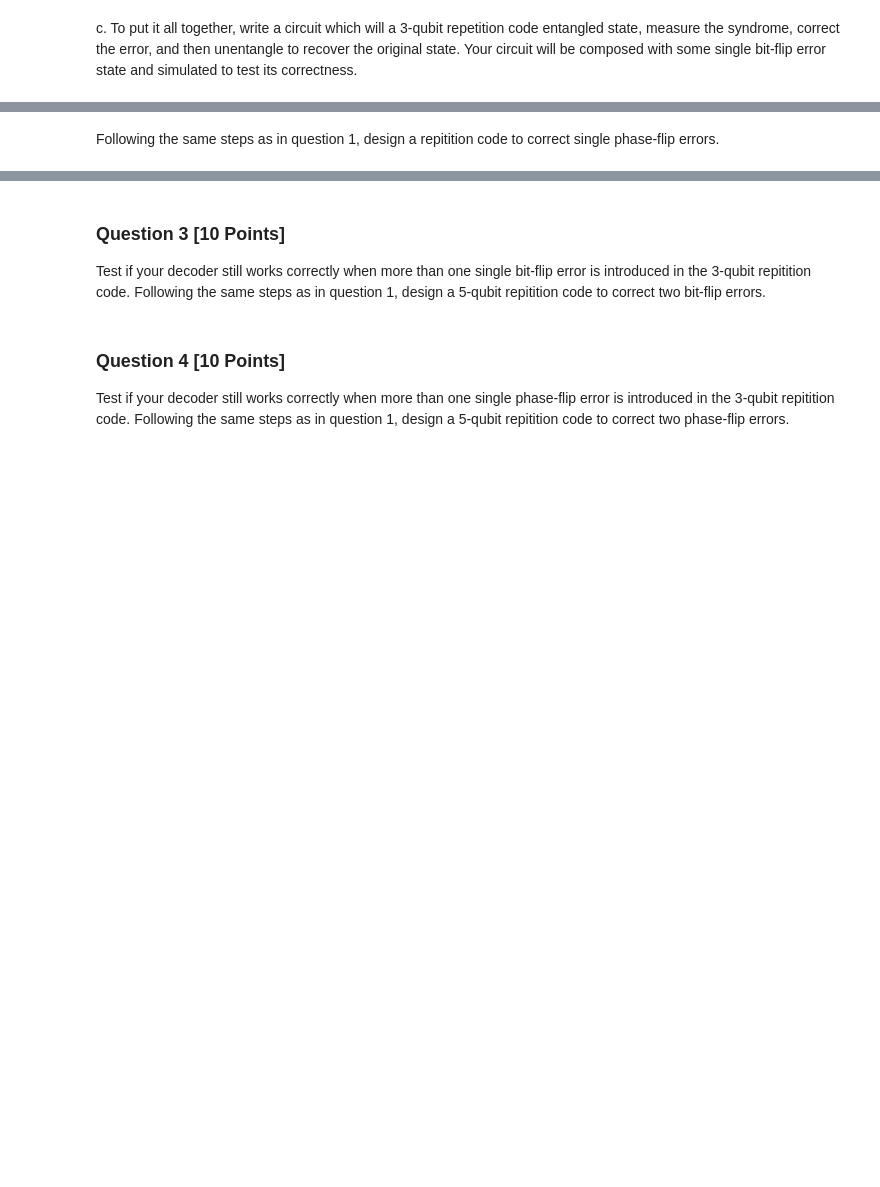
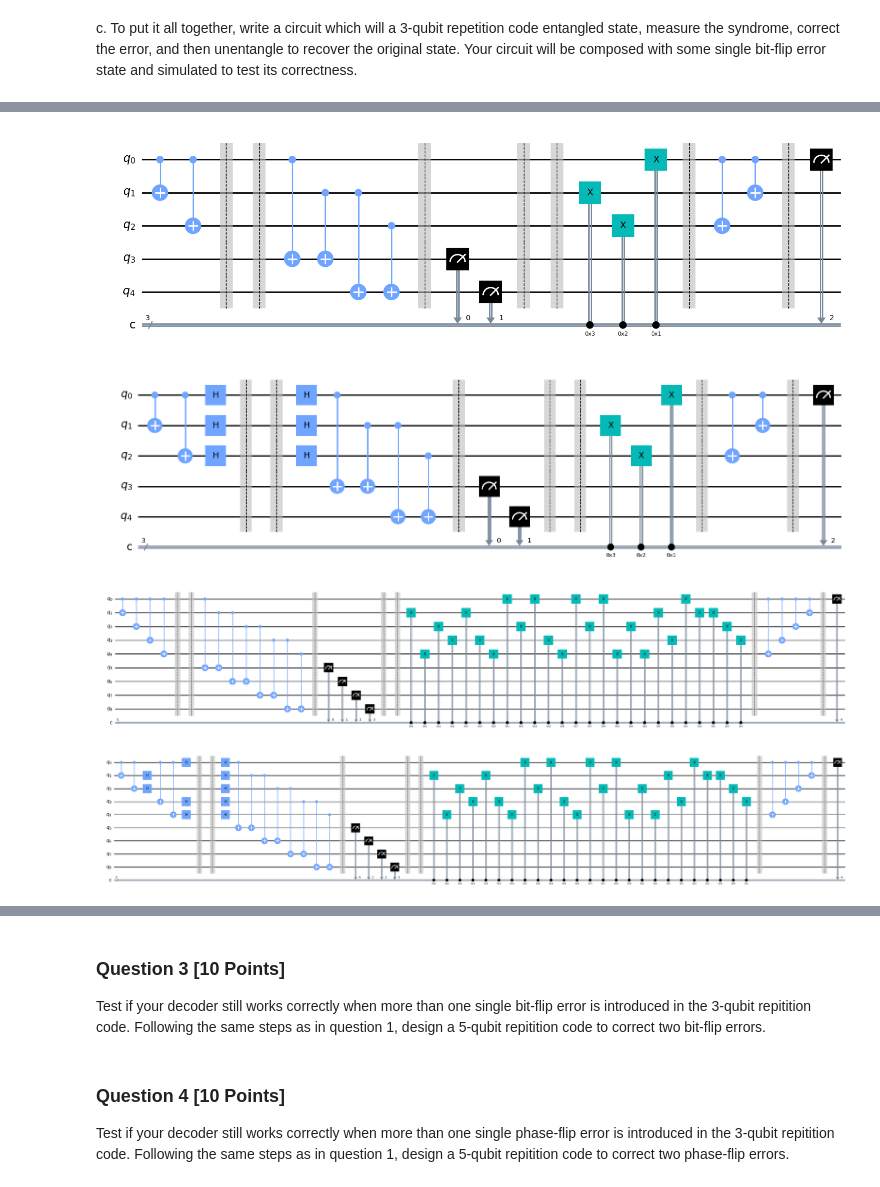
Before and after one commit to 5ayam5/ECE-382V, a Jupyter notebook: Notebooks/Lab2/Lab2.ipynb, the cells around one changed output, grey strips where cells are left out. Drawn from its saved outputs; the diff is of its cells as text; code cells hidden in the pictures; blank space fills up the shorter version.

```diff
--- a/Notebooks/Lab2/Lab2.ipynb
+++ b/Notebooks/Lab2/Lab2.ipynb
@@ -54,0 +128,9 @@ b. Use your circuits above to find out what the measured syndrome will be for si
+# %%
+bit_flip_decoder_3 = gen_decoder(False, flip_repetition_code_3_qubits_with_error, 3)
+phase_flip_decoder_3 = gen_decoder(True, flip_repetition_code_3_qubits_with_error, 3)
+bit_flip_decoder_5 = gen_decoder(False, flip_repetition_code_5_qubits_with_error, 5)
+phase_flip_decoder_5 = gen_decoder(True, flip_repetition_code_5_qubits_with_error, 5)
+print(bit_flip_decoder_3)
+print(phase_flip_decoder_3)
+print(bit_flip_decoder_5)
+print(phase_flip_decoder_5)
@@ -72,2 +143,0 @@ def bit_flip_repetition_code_3_qubits_disentangle():
-# %% [markdown]
-Following the same steps as in question 1, design a repitition code to correct single phase-flip errors.
@@ -87,0 +144,69 @@ def phase_flip_repetition_code_3_qubits_disentangle():
+# %%
+def flip_repetition_code_3_qubits_with_error_correction(phase_flip, qubit_to_flip):
+    flip_decoder = phase_flip_decoder_3 if phase_flip else bit_flip_decoder_3
+    qc = flip_repetition_code_3_qubits_with_error(phase_flip, qubit_to_flip)
+    qc.barrier()
+    for (syndrome, qubits_to_flip) in flip_decoder.items():
+        for qubit_to_flip in qubits_to_flip:
+            if qubit_to_flip != None:
+                qc.x(qubit_to_flip).c_if(qc.cregs[0], int(syndrome, 2))
+
+    qc.barrier()
+    qc.cnot(0, 2)
+    qc.cnot(0, 1)
+    qc.barrier()
+    qc.measure(0, 2)
+
+    return qc
+
+display(flip_repetition_code_3_qubits_with_error_correction(False, {None}).draw(output='mpl', fold=-1))
+display(flip_repetition_code_3_qubits_with_error_correction(True, {None}).draw(output='mpl', fold=-1))
+
+def test_flip_decoder(phase_flip, list_qubits_to_flip, circuit):
+    for qubits_to_flip in list_qubits_to_flip:
+        qc = circuit(phase_flip, qubits_to_flip)
+        backend = Aer.get_backend('statevector_simulator')
+        counts = execute(qc, backend).result().get_counts()
+        # display(plot_histogram(counts))
+        print(qubits_to_flip, list(map(lambda x: x[0], counts.keys())))
+
+
+def flip_repetition_code_5_qubits_with_error_correction(phase_flip, qubit_to_flip):
+    flip_decoder = phase_flip_decoder_5 if phase_flip else bit_flip_decoder_5
+    qc = flip_repetition_code_5_qubits_with_error(phase_flip, qubit_to_flip)
+    qc.barrier()
+    for (syndrome, qubits_to_flip) in flip_decoder.items():
+        for qubit_to_flip in qubits_to_flip:
+            if qubit_to_flip != None:
+                qc.x(qubit_to_flip).c_if(qc.cregs[0], int(syndrome, 2))
+
+    qc.barrier()
+    qc.cnot(0, 4)
+    qc.cnot(0, 3)
+    qc.cnot(0, 2)
+    qc.cnot(0, 1)
+    qc.barrier()
+    qc.measure(0, 4)
+
+    return qc
+
+display(flip_repetition_code_5_qubits_with_error_correction(False, {None}).draw(output='mpl', fold=-1))
+display(flip_repetition_code_5_qubits_with_error_correction(True, {None}).draw(output='mpl', fold=-1))
+
+def test_flip_decoder(phase_flip, set_qubits_to_flip, circuit, backend=None):
+    plot = True
+    for qubits_to_flip in set_qubits_to_flip:
+        qc = circuit(phase_flip, qubits_to_flip)
+        if backend is None:
+            backend = Aer.get_backend('statevector_simulator')
+            plot = False
+        execution = execute(qc, backend).result()
+        counts = execution.get_counts()
+        if plot:
+            display(plot_histogram(counts))
+        print(list(qubits_to_flip), list(counts.keys()), sep=": ")
+# %% [output]
+[figure, added]
+[figure, added]
+[figure, added]
+[figure, added]
```
Also changed, not shown: parts of 26 cells of this notebook.
